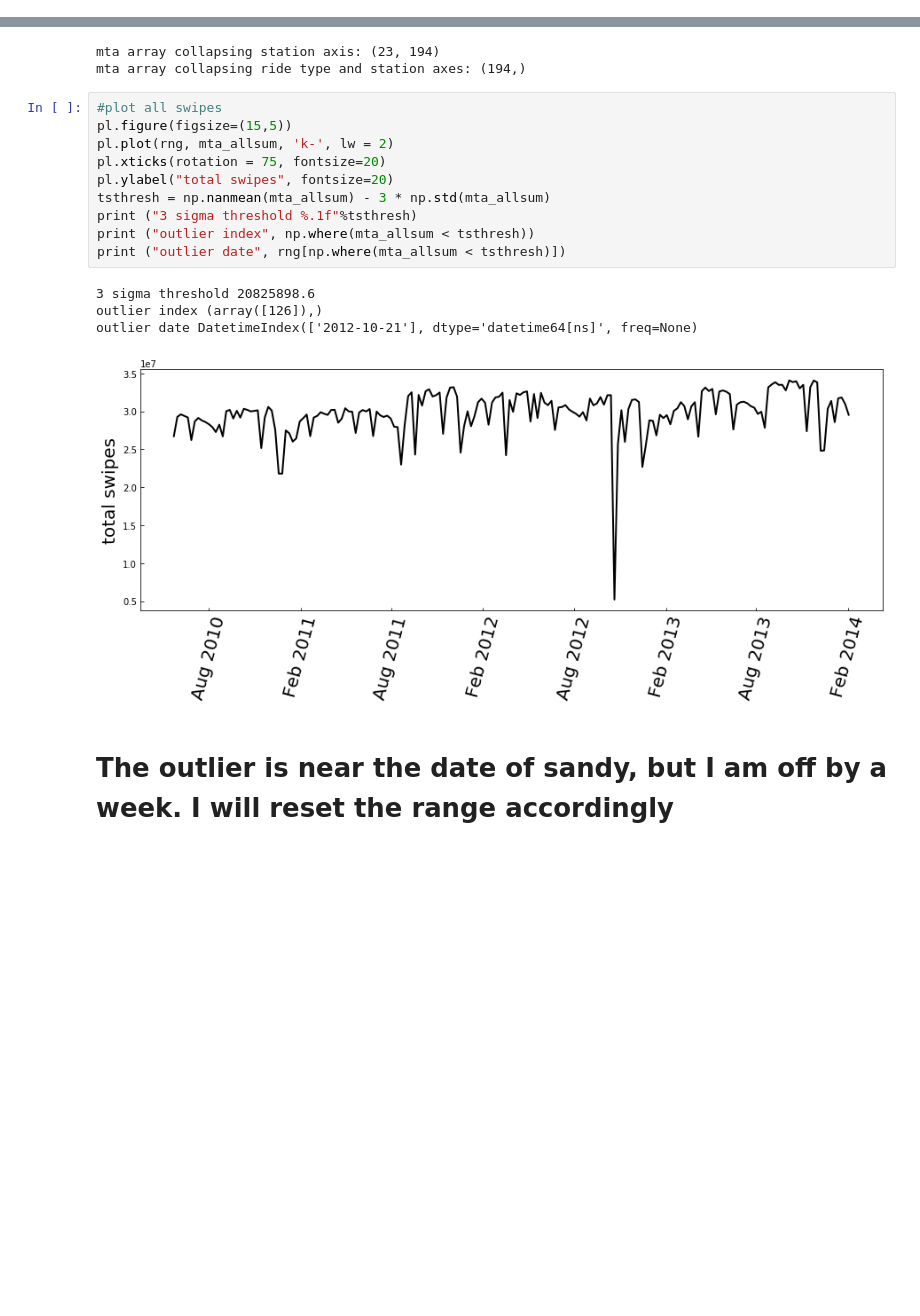
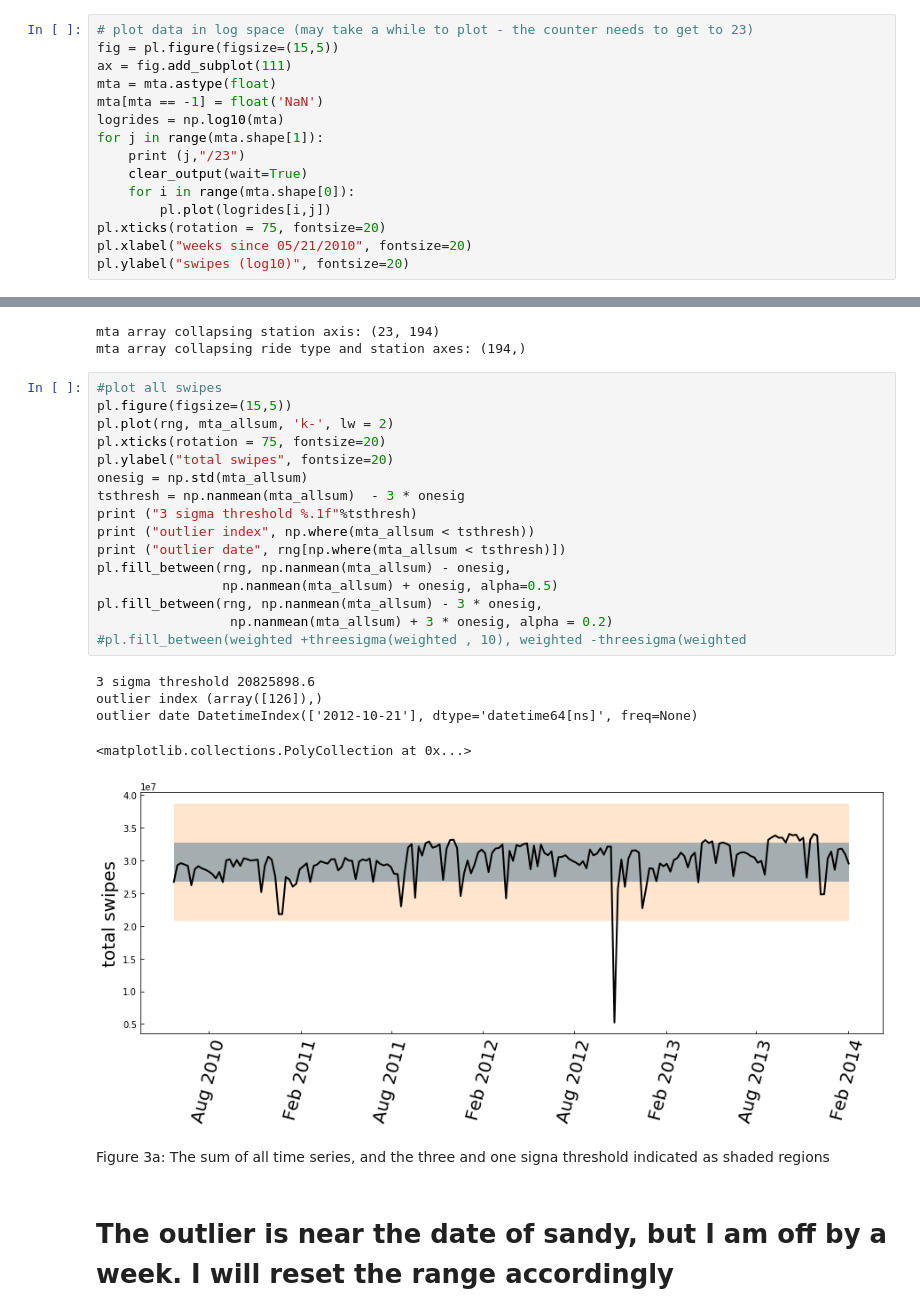
Before and after one commit to sunnyk-skk456/PUI2016_fb55, a Jupyter notebook: HW9_fb55/subway_timeseries_solution.ipynb, the cells around one changed output, grey strips where cells are left out. Saved outputs shown, nothing was run; the diff lists cells and outputs as text; blank space fills up the shorter version.

Commit message:
adding plot of 3-sigma threshold

```diff
--- a/HW9_fb55/subway_timeseries_solution.ipynb
+++ b/HW9_fb55/subway_timeseries_solution.ipynb
@@ -139,0 +128,15 @@ pl.ylabel("swipes (log10)", fontsize=20)
+# %%
+# plot data in log space (may take a while to plot - the counter needs to get to 23)
+fig = pl.figure(figsize=(15,5))
+ax = fig.add_subplot(111)
+mta = mta.astype(float)
+mta[mta == -1] = float('NaN')
+logrides = np.log10(mta)
+for j in range(mta.shape[1]):
+    print (j,"/23")
+    clear_output(wait=True)
+    for i in range(mta.shape[0]):
+        pl.plot(logrides[i,j])
+pl.xticks(rotation = 75, fontsize=20)
+pl.xlabel("weeks since 05/21/2010", fontsize=20)
+pl.ylabel("swipes (log10)", fontsize=20)
@@ -150,18 +156,27 @@ mta array collapsing ride type and station axes: (194,)
 # %%
 #plot all swipes
 pl.figure(figsize=(15,5))
 pl.plot(rng, mta_allsum, 'k-', lw = 2)
 pl.xticks(rotation = 75, fontsize=20)
 pl.ylabel("total swipes", fontsize=20)
-tsthresh = np.nanmean(mta_allsum) - 3 * np.std(mta_allsum)
+onesig = np.std(mta_allsum)
+tsthresh = np.nanmean(mta_allsum)  - 3 * onesig
 print ("3 sigma threshold %.1f"%tsthresh)
 print ("outlier index", np.where(mta_allsum < tsthresh))
 print ("outlier date", rng[np.where(mta_allsum < tsthresh)])
+pl.fill_between(rng, np.nanmean(mta_allsum) - onesig,
+                np.nanmean(mta_allsum) + onesig, alpha=0.5)
+pl.fill_between(rng, np.nanmean(mta_allsum) - 3 * onesig,
+                 np.nanmean(mta_allsum) + 3 * onesig, alpha = 0.2)
+#pl.fill_between(weighted +threesigma(weighted , 10), weighted -threesigma(weighted
 # %% [output]
 3 sigma threshold 20825898.6
 outlier index (array([126]),)
 outlier date DatetimeIndex(['2012-10-21'], dtype='datetime64[ns]', freq=None)
+<matplotlib.collections.PolyCollection at 0x...>
-[figure, old version]
+[figure, new version]
+# %% [markdown]
+Figure 3a: The sum of all time series, and the three and one signa threshold indicated as shaded regions
 # %% [markdown]
 # The outlier is near the date of sandy, but I am off by a week. I will reset the range accordingly
 # %%
```
Also changed, not shown: parts of 5 cells of this notebook.
